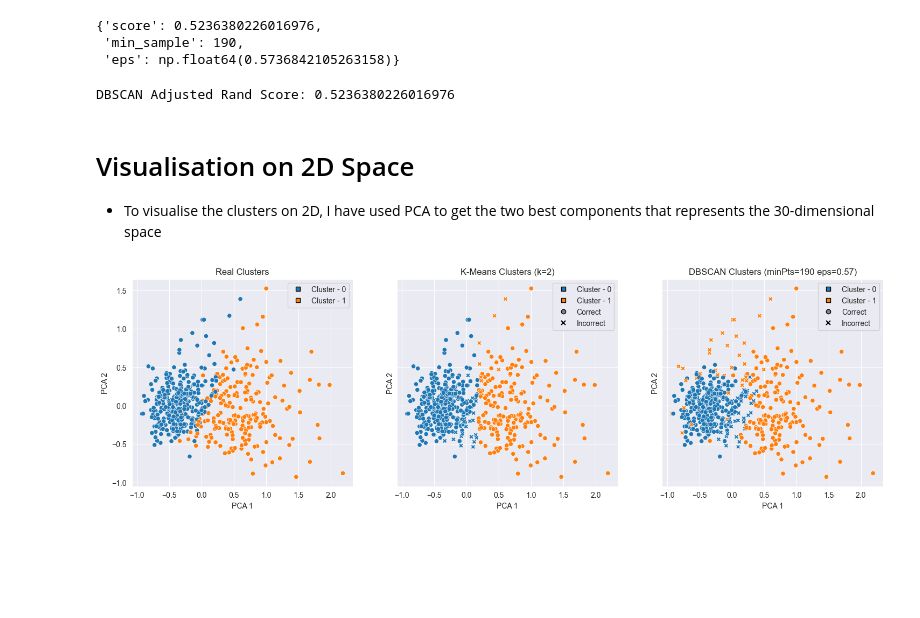
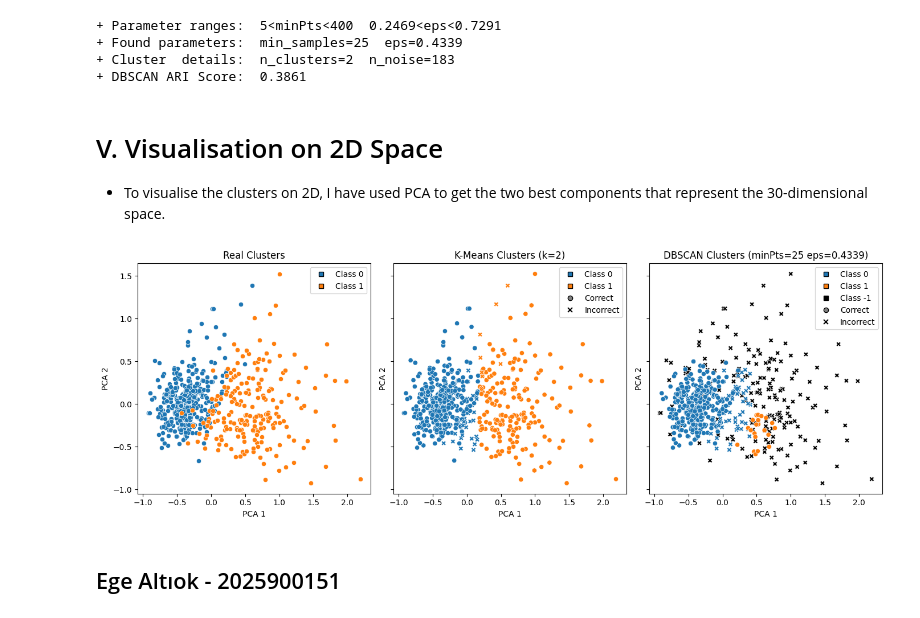
Before and after one commit to Apothemia/STA6015-Assignment-1, a Jupyter notebook: report.ipynb, the cells around one changed output. Saved outputs shown, nothing was run; the diff lists cells and outputs as text; code cells hidden in the pictures; blank space fills up the shorter version.

```diff
--- a/report.ipynb
+++ b/report.ipynb
@@ -45,6 +52,8 @@ labels = features.pop('Diagnosis').map({'B': 0, 'M': 1})
 # %%
-# Feature scaling
+features = data_df.drop(['ID'], axis=1)
+labels = features.pop('Diagnosis').map({'B': 0, 'M': 1})
+
 scaler = MinMaxScaler()
 features = pd.DataFrame(scaler.fit_transform(features), columns=col_names[2:])
-features
+display_pruned_df(features)
 # %% [output]
@@ -68,12 +85,6 @@ features
 # %%
-k_range = range(1, 10)
-inertia = []
+f, (ax1, ax2) = plt.subplots(1, 2, figsize=(14, 5))
 
-for k in k_range:
-    km = KMeans(n_clusters=k, random_state=42)
-    km.fit_predict(features)
-    inertia.append(km.inertia_)
-
-results = pd.DataFrame({'k': list(k_range), 'inertia': inertia}, index=list(k_range))
-sns.lineplot(results, x='k', y='inertia', marker='o')
+plot_elbow_method_with_k(ax1, features, k_start=1, k_end=9)
+plot_silhouette_score_with_k(ax2, features, k_start=2, k_end=9)
 # %% [output]
@@ -122,24 +110,15 @@ K-Means Adjusted Rand Score: 0.7301749027614344
-# %%
-best_parameters = {'score': 0, 'min_sample': 0, 'eps': 0}
-
-for min_pts_test in range(5, 500, 5):
-    for eps_test in np.linspace(0.1, 1.0, 20):
-        dbscan = DBSCAN(min_samples=min_pts_test, eps=eps_test).fit(features)
-        dbscan_rand_score = adjusted_rand_score(labels, dbscan.labels_)
-        if dbscan_rand_score > best_parameters['score']:
-            best_parameters = {'score': dbscan_rand_score, 'min_sample': min_pts_test, 'eps': eps_test}
-
-best_parameters
-# %% [output]
-{'score': 0.5236380226016976,
- 'min_sample': 190,
- 'eps': np.float64(0.5736842105263158)}
-# %%
-dbscan = DBSCAN(min_samples=best_parameters['min_sample'], eps=best_parameters['eps']).fit(features)
-dbscan_rand_score = adjusted_rand_score(labels, dbscan.labels_)
-print('DBSCAN Adjusted Rand Score:', dbscan_rand_score)
-# %% [output]
-DBSCAN Adjusted Rand Score: 0.5236380226016976
+# %%
+dbscan_params, dbscan_labels = find_optimal_dbscan_params(features, min_samples_range=range(5, 401, 5))
+print(f'+ Found parameters:  min_samples={dbscan_params["min_samples"]}  eps={dbscan_params["eps"]:.4f}\n'
+      f'+ Cluster  details:  n_clusters={dbscan_params["n_clusters"]}  n_noise={dbscan_params["n_noise"]}')
+
+dbscan_ari_score = adjusted_rand_score(labels, dbscan_labels)
+print(f'+ DBSCAN ARI Score:  {dbscan_ari_score:.4f}')
+# %% [output]
++ Parameter ranges:  5<minPts<400  0.2469<eps<0.7291
++ Found parameters:  min_samples=25  eps=0.4339
++ Cluster  details:  n_clusters=2  n_noise=183
++ DBSCAN ARI Score:  0.3861
 # %% [markdown]
-# Visualisation on 2D Space
-* To visualise the clusters on 2D, I have used PCA to get the two best components that represents the 30-dimensional space
+# V. Visualisation on 2D Space
+* To visualise the clusters on 2D, I have used PCA to get the two best components that represent the 30-dimensional space.
@@ -186,8 +125,16 @@ dbscan.labels_[dbscan.labels_ == -1] = 1    # Considering the noise (label=-1) a
 # %%
-f, (ax1, ax2, ax3) = plt.subplots(1, 3, sharey=True, figsize=(18, 5))
+f, (ax1, ax2, ax3) = plt.subplots(1, 3, sharey=True, figsize=(14, 5))
 
-plot_on_pca(labels, title='Real Clusters', ax=ax1, legend=True)
-plot_on_pca(labels, k_means.labels_, title='K-Means Clusters (k=2)', ax=ax2, legend=True)
-plot_on_pca(labels, dbscan.labels_, title='DBSCAN Clusters (minPts=190 eps=0.57)', ax=ax3, legend=True)
+plot_on_pca(features, labels, ax=ax1, legend=True,
+            title='Real Clusters')
+plot_on_pca(features, labels, k_means.labels_, ax=ax2, legend=True,
+            title='K-Means Clusters (k=2)')
+plot_on_pca(features, labels, dbscan_labels, ax=ax3, legend=True,
+            title=f'DBSCAN Clusters (minPts={dbscan_params["min_samples"]} '
+                  f'eps={dbscan_params["eps"]:.4f})')
+plt.tight_layout()
+plt.show()
 # %% [output]
-[figure, old version]
+[figure, new version]
+# %% [markdown]
+## Ege Altıok - 2025900151
```
Also changed, not shown: parts of 25 cells of this notebook, 2 other files.
